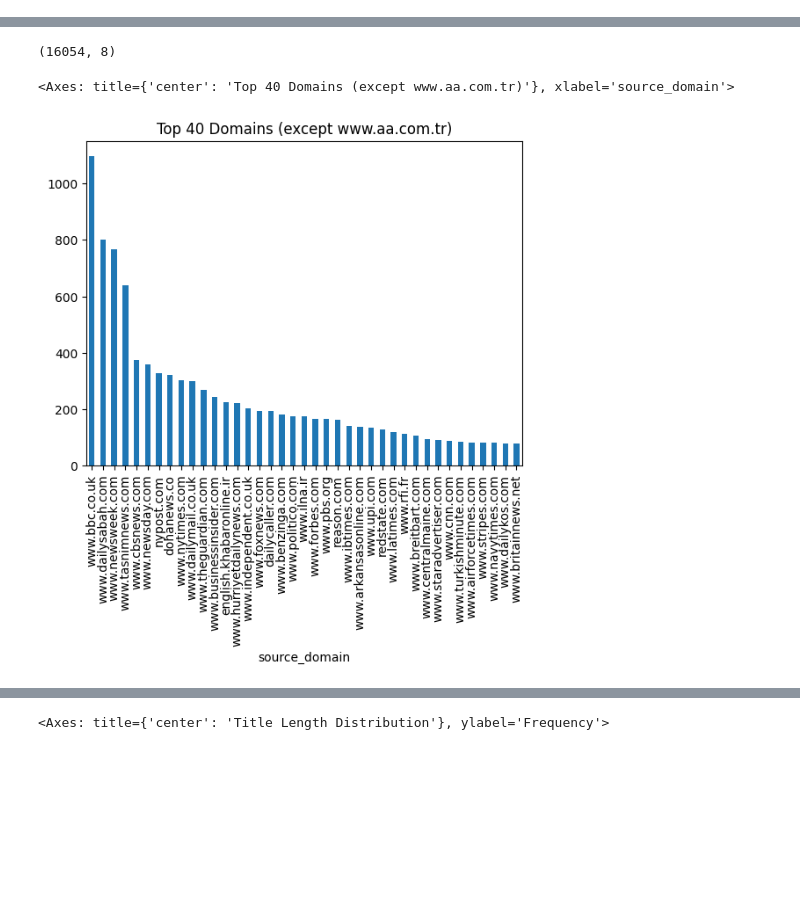
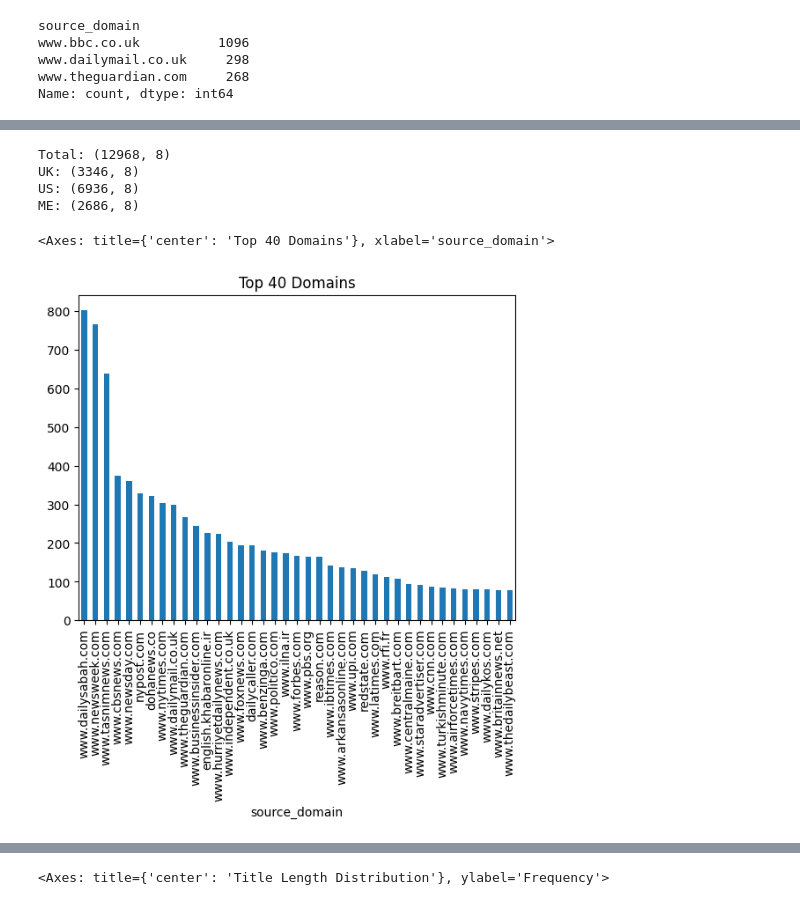
Before and after one commit to avneetreen/humanity-check, a Jupyter notebook: notebooks/data_exploration.ipynb, the cells around one changed output, grey strips where cells are left out. Saved outputs shown, nothing was run; the diff lists cells and outputs as text; code cells hidden in the pictures; blank space fills up the shorter version.

Commit message:
chore: data exploration and filtering notebook - top 5 domains

```diff
--- a/notebooks/data_exploration.ipynb
+++ b/notebooks/data_exploration.ipynb
@@ -19,3 +34,16 @@ df_me['region'] = 'ME'
+# %%
+# Move BBC from ME to UK
+df_uk = pd.concat([df_uk, df_me[df_me['source_domain'] == 'www.bbc.co.uk']])
+df_me = df_me[df_me['source_domain'] != 'www.bbc.co.uk']
+df_me = df_me[df_me['source_domain'] != 'www.aa.com.tr']
+# %%
+df_uk.source_domain.value_counts()[:3]
+# %% [output]
+source_domain
+www.bbc.co.uk          1096
+www.dailymail.co.uk     298
+www.theguardian.com     268
+Name: count, dtype: int64
 # %%
 all_df = pd.concat([df_uk, df_us, df_me])
 # %%
@@ -27,12 +55,18 @@ all_df.head()
 | 2 | Mexico has launched its army-run ... | For free real time breaking news ... | www.independent.co.uk | Mexico's army-run airline takes t... | https://www.independent.co.uk/new... | en | 2023-12-26 17:08:10 | UK |
 | 3 | This blog is now closed. | From 23 Dec 2023 18.49 CET UNRWA:... | www.theguardian.com | Death toll from Israeli attacks t... | https://www.theguardian.com/world... | en | 2023-12-24 00:17:56 | UK |
 | 4 | Palestinian Islamic Jihad posts v... | The BBC will not be broadcasting ... | www.bbc.co.uk | Israel sees 'sign of life' in Gaz... | https://www.bbc.co.uk/news/world-... | en | 2023-11-09 18:57:24 | UK |
-# %%
-all_df.shape
-# %% [output]
-(16054, 8)
+# %%
+print(f"Total: {all_df.shape}")
+print(f"UK: {df_uk.shape}")
+print(f"US: {df_us.shape}")
+print(f"ME: {df_me.shape}")
+# %% [output]
+Total: (12968, 8)
+UK: (3346, 8)
+US: (6936, 8)
+ME: (2686, 8)
 # %%
-all_df["source_domain"].value_counts()[1:40].plot(kind='bar', title="Top 40 Domains (except www.aa.com.tr)")
+all_df["source_domain"].value_counts()[1:40].plot(kind='bar', title="Top 40 Domains")
 # %% [output]
-<Axes: title={'center': 'Top 40 Domains (except www.aa.com.tr)'}, xlabel='source_domain'>
+<Axes: title={'center': 'Top 40 Domains'}, xlabel='source_domain'>
-[figure, old version]
+[figure, new version]
```
Also changed, not shown: parts of 9 cells of this notebook, 3 other files.
